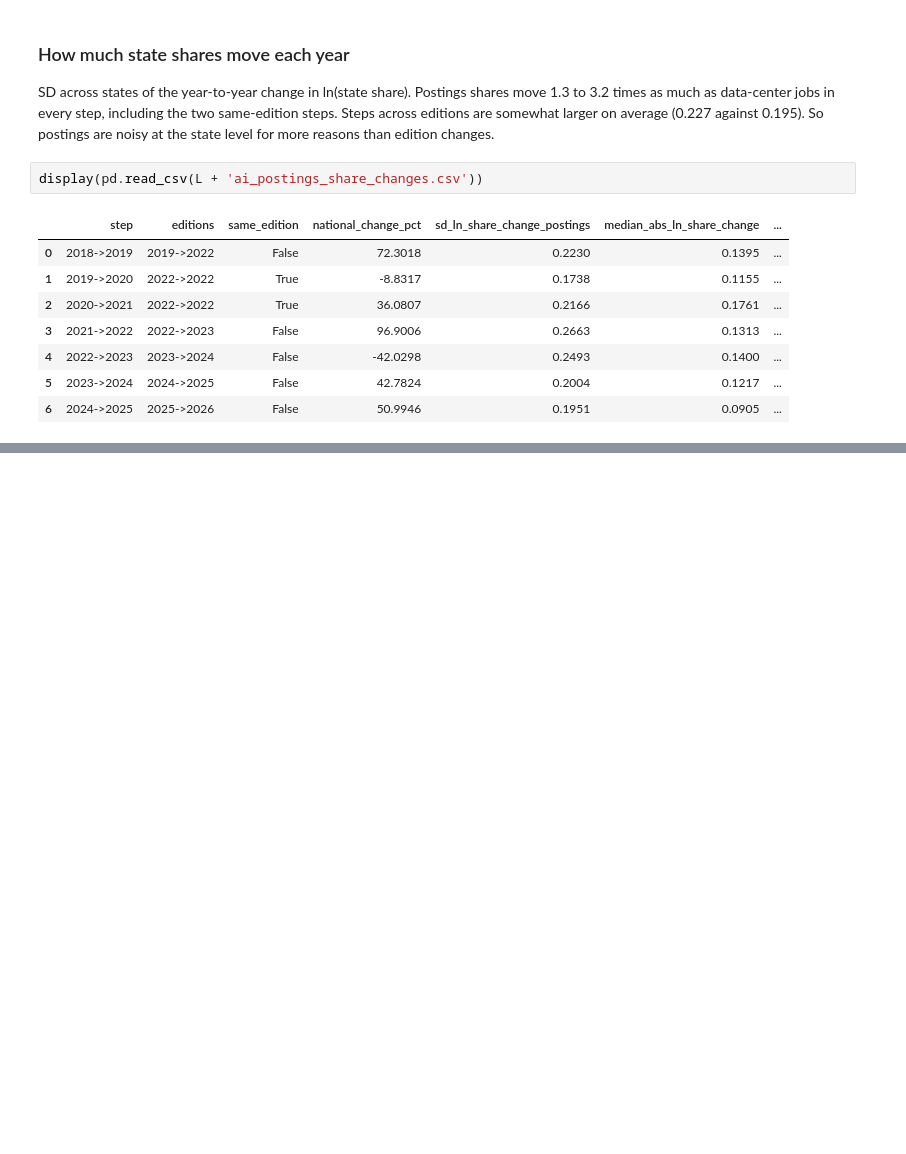
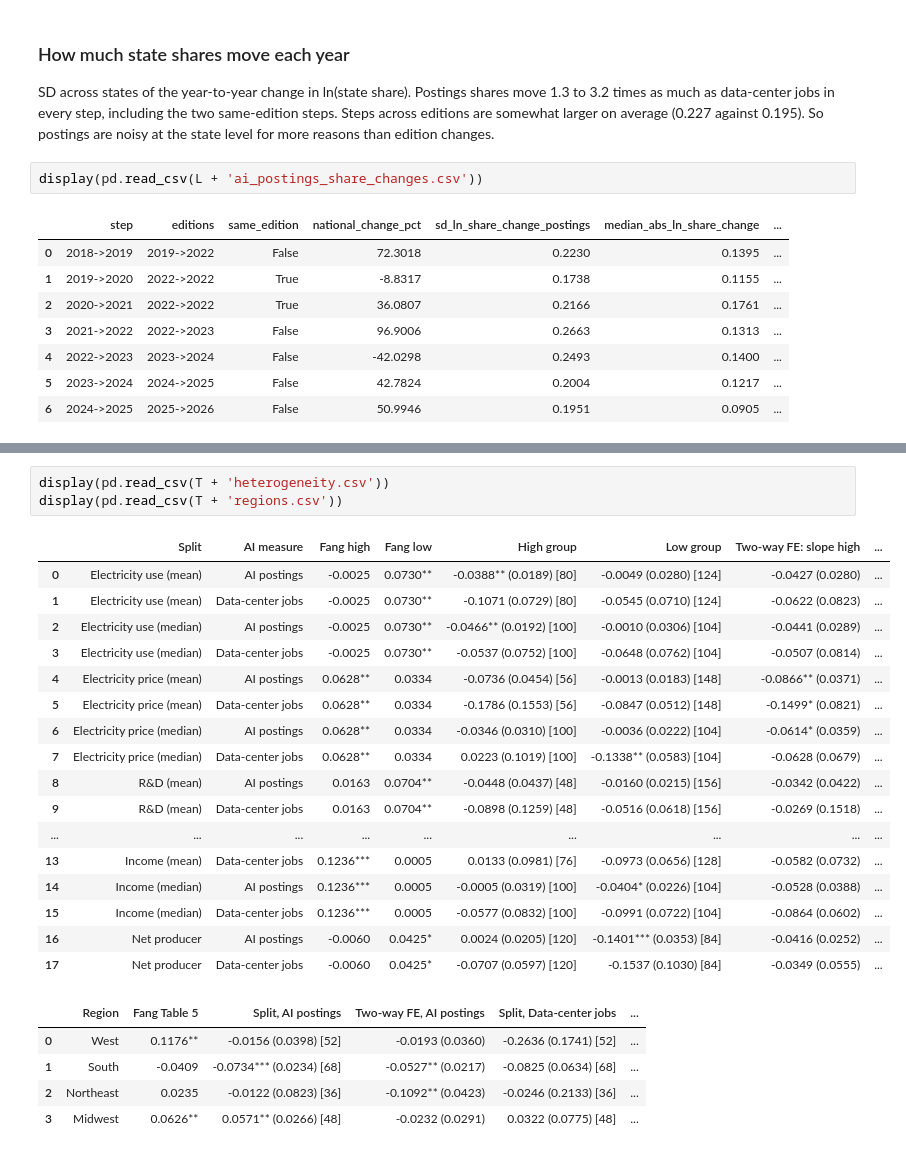
Before and after one commit to SHLEW06/econ499r-ai-renewables, a Jupyter notebook: notebooks/04h_fang_test.ipynb, the cells around one changed output, grey strips where cells are left out. Drawn from its saved outputs; the diff is of its cells as text; blank space fills up the shorter version.

```diff
--- a/notebooks/04h_fang_test.ipynb
+++ b/notebooks/04h_fang_test.ipynb
@@ -141,0 +234,26 @@ Not run yet: replication, bridge, moderation, by type, heterogeneity, placebo an
+# %%
+display(pd.read_csv(T + 'heterogeneity.csv'))
+display(pd.read_csv(T + 'regions.csv'))
+# %% [output]
+|  | Split | AI measure | Fang high | Fang low | High group | Low group | Two-way FE: slope high | ... |
+| 0 | Electricity use (mean) | AI postings | -0.0025 | 0.0730** | -0.0388** (0.0189) [80] | -0.0049 (0.0280) [124] | -0.0427 (0.0280) | ... |
+| 1 | Electricity use (mean) | Data-center jobs | -0.0025 | 0.0730** | -0.1071 (0.0729) [80] | -0.0545 (0.0710) [124] | -0.0622 (0.0823) | ... |
+| 2 | Electricity use (median) | AI postings | -0.0025 | 0.0730** | -0.0466** (0.0192) [100] | -0.0010 (0.0306) [104] | -0.0441 (0.0289) | ... |
+| 3 | Electricity use (median) | Data-center jobs | -0.0025 | 0.0730** | -0.0537 (0.0752) [100] | -0.0648 (0.0762) [104] | -0.0507 (0.0814) | ... |
+| 4 | Electricity price (mean) | AI postings | 0.0628** | 0.0334 | -0.0736 (0.0454) [56] | -0.0013 (0.0183) [148] | -0.0866** (0.0371) | ... |
+| 5 | Electricity price (mean) | Data-center jobs | 0.0628** | 0.0334 | -0.1786 (0.1553) [56] | -0.0847 (0.0512) [148] | -0.1499* (0.0821) | ... |
+| 6 | Electricity price (median) | AI postings | 0.0628** | 0.0334 | -0.0346 (0.0310) [100] | -0.0036 (0.0222) [104] | -0.0614* (0.0359) | ... |
+| 7 | Electricity price (median) | Data-center jobs | 0.0628** | 0.0334 | 0.0223 (0.1019) [100] | -0.1338** (0.0583) [104] | -0.0628 (0.0679) | ... |
+| 8 | R&D (mean) | AI postings | 0.0163 | 0.0704** | -0.0448 (0.0437) [48] | -0.0160 (0.0215) [156] | -0.0342 (0.0422) | ... |
+| 9 | R&D (mean) | Data-center jobs | 0.0163 | 0.0704** | -0.0898 (0.1259) [48] | -0.0516 (0.0618) [156] | -0.0269 (0.1518) | ... |
+| ... | ... | ... | ... | ... | ... | ... | ... | ... |
+| 13 | Income (mean) | Data-center jobs | 0.1236*** | 0.0005 | 0.0133 (0.0981) [76] | -0.0973 (0.0656) [128] | -0.0582 (0.0732) | ... |
+| 14 | Income (median) | AI postings | 0.1236*** | 0.0005 | -0.0005 (0.0319) [100] | -0.0404* (0.0226) [104] | -0.0528 (0.0388) | ... |
+| 15 | Income (median) | Data-center jobs | 0.1236*** | 0.0005 | -0.0577 (0.0832) [100] | -0.0991 (0.0722) [104] | -0.0864 (0.0602) | ... |
+| 16 | Net producer | AI postings | -0.0060 | 0.0425* | 0.0024 (0.0205) [120] | -0.1401*** (0.0353) [84] | -0.0416 (0.0252) | ... |
+| 17 | Net producer | Data-center jobs | -0.0060 | 0.0425* | -0.0707 (0.0597) [120] | -0.1537 (0.1030) [84] | -0.0349 (0.0555) | ... |
+|  | Region | Fang Table 5 | Split, AI postings | Two-way FE, AI postings | Split, Data-center jobs | ... |
+| 0 | West | 0.1176** | -0.0156 (0.0398) [52] | -0.0193 (0.0360) | -0.2636 (0.1741) [52] | ... |
+| 1 | South | -0.0409 | -0.0734*** (0.0234) [68] | -0.0527** (0.0217) | -0.0825 (0.0634) [68] | ... |
+| 2 | Northeast | 0.0235 | -0.0122 (0.0823) [36] | -0.1092** (0.0423) | -0.0246 (0.2133) [36] | ... |
+| 3 | Midwest | 0.0626** | 0.0571** (0.0266) [48] | -0.0232 (0.0291) | 0.0322 (0.0775) [48] | ... |
```
Also changed, not shown: parts of 19 cells of this notebook, 32 other files.
